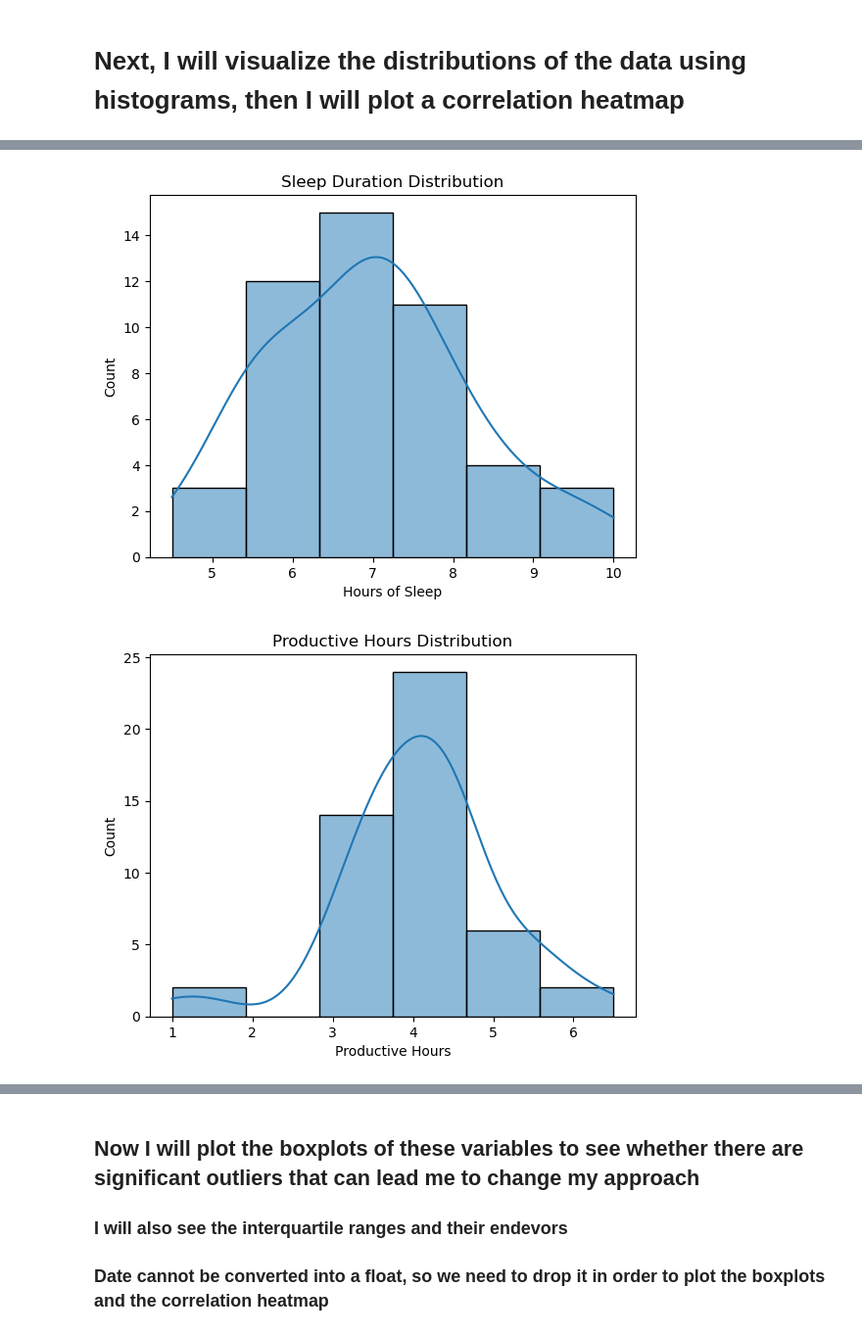
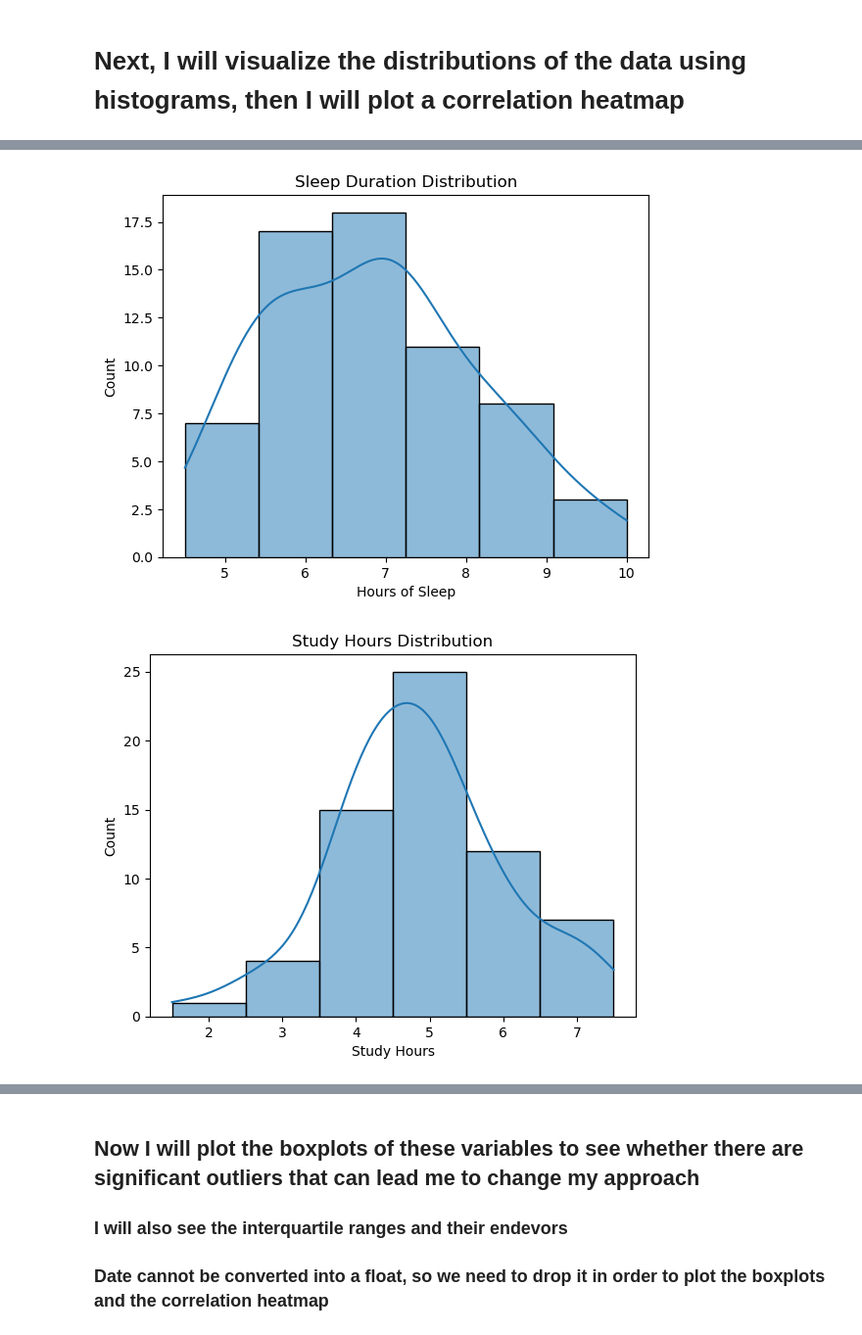
Before and after one commit to emrecavus1/Emre-Cavus-DSA-210-Project, a Jupyter notebook: DSA 210 Project.ipynb, the cells around one changed output, grey strips where cells are left out. Shown at 98% size. Cells and saved outputs as stored; diff of their text form; code cells hidden in the pictures.

```diff
--- a/DSA 210 Project.ipynb
+++ b/DSA 210 Project.ipynb
@@ -1,7 +1,7 @@
 # %%
 import pandas as pd
-path = "/Users/emrecavus/Desktop/DSA 210 Project/DSA210_Data.csv"
-data = pd.read_csv(path, delimiter=';')
+path = "/Users/emrecavus/Desktop/DSA 210 Project/DSA 210 Data.csv"
+data = pd.read_csv(path, delimiter=',')
 # %%
 data.head()
 # %% [output]
@@ -56,10 +57,10 @@ sns.histplot(data['Hours of Sleep'], bins=6, kde=True)
 plt.title("Sleep Duration Distribution")
 plt.show()
 # %% [output]
-[figure, old version]
+[figure, new version]
 # %%
-sns.histplot(data['Productive Hours'], bins=6, kde=True)
-plt.title("Productive Hours Distribution")
+sns.histplot(data['Study Hours'], bins=6, kde=True)
+plt.title("Study Hours Distribution")
 plt.show()
 # %% [output]
-[figure, old version]
+[figure, new version]
```
Also changed, not shown: parts of 39 cells of this notebook, 3 other files.
